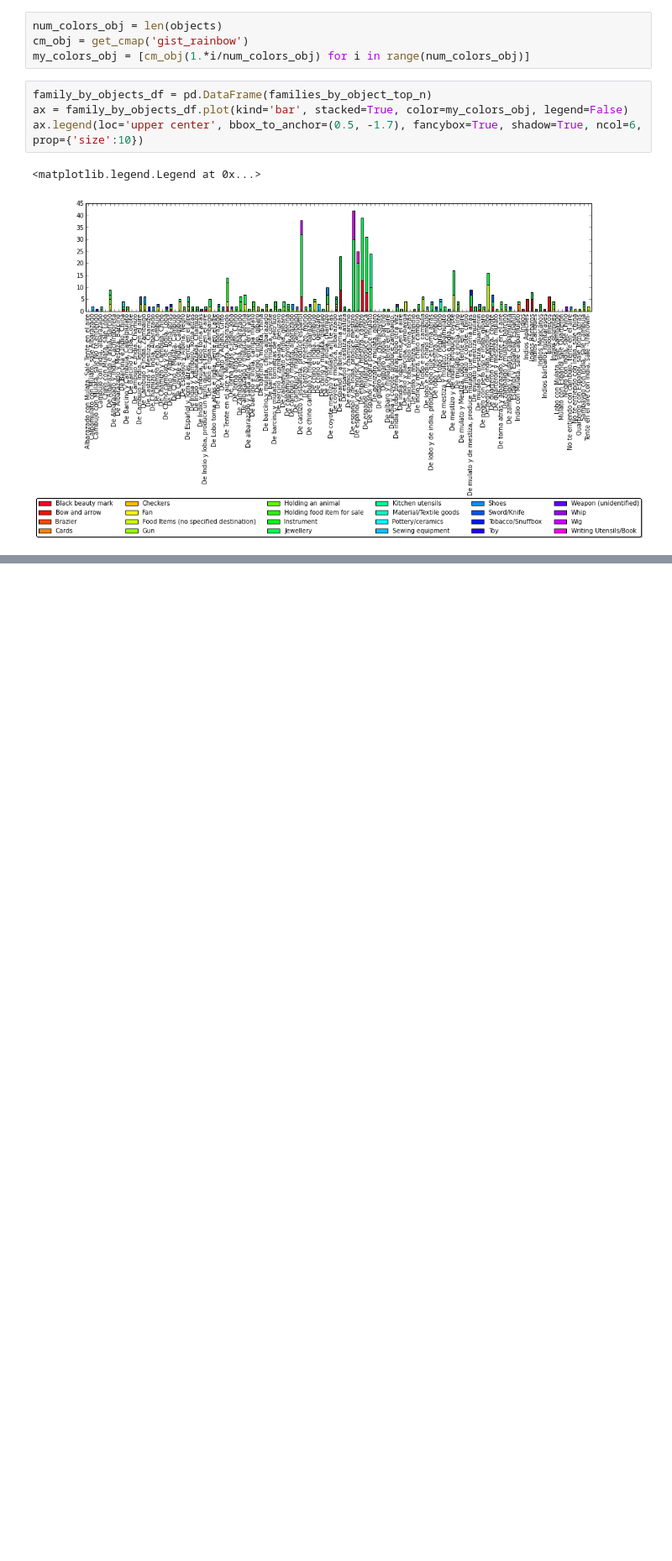
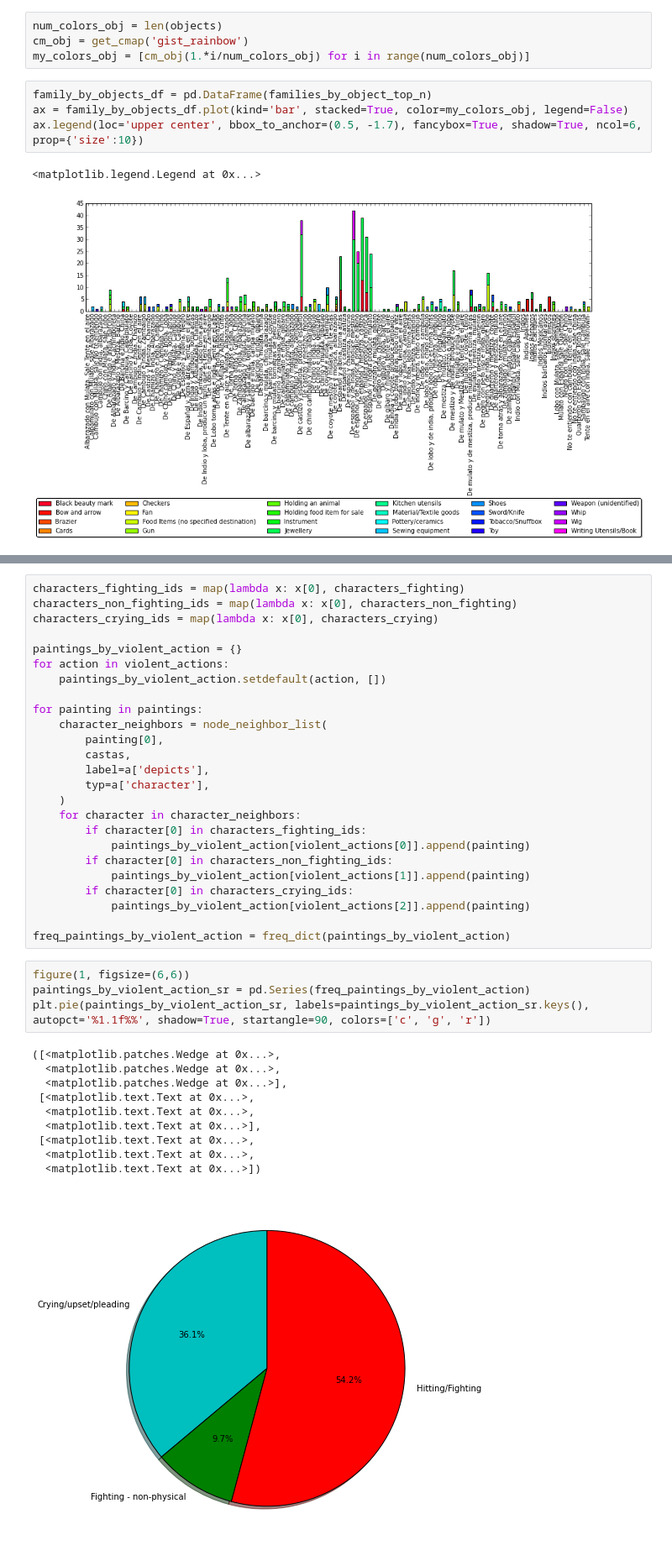
Before and after one commit to mavillard/castas, a Jupyter notebook: analysis.ipynb, the cells around one changed output, grey strips where cells are left out. Shown at 84% size. Drawn from its saved outputs; the diff is of its cells as text; blank space fills up the shorter version.

```diff
--- a/analysis.ipynb
+++ b/analysis.ipynb
@@ -655,0 +757,40 @@ ax.legend(loc='upper center', bbox_to_anchor=(0.5, -1.7), fancybox=True, shadow=
+# %%
+characters_fighting_ids = map(lambda x: x[0], characters_fighting)
+characters_non_fighting_ids = map(lambda x: x[0], characters_non_fighting)
+characters_crying_ids = map(lambda x: x[0], characters_crying)
+
+paintings_by_violent_action = {}
+for action in violent_actions:
+    paintings_by_violent_action.setdefault(action, [])
+
+for painting in paintings:
+    character_neighbors = node_neighbor_list(
+        painting[0],
+        castas,
+        label=a['depicts'],
+        typ=a['character'],
+    )
+    for character in character_neighbors:
+        if character[0] in characters_fighting_ids:
+            paintings_by_violent_action[violent_actions[0]].append(painting)
+        if character[0] in characters_non_fighting_ids:
+            paintings_by_violent_action[violent_actions[1]].append(painting)
+        if character[0] in characters_crying_ids:
+            paintings_by_violent_action[violent_actions[2]].append(painting)
+
+freq_paintings_by_violent_action = freq_dict(paintings_by_violent_action)
+# %%
+figure(1, figsize=(6,6))
+paintings_by_violent_action_sr = pd.Series(freq_paintings_by_violent_action)
+plt.pie(paintings_by_violent_action_sr, labels=paintings_by_violent_action_sr.keys(), autopct='%1.1f%%', shadow=True, startangle=90, colors=['c', 'g', 'r'])
+# %% [output]
+([<matplotlib.patches.Wedge at 0x...>,
+  <matplotlib.patches.Wedge at 0x...>,
+  <matplotlib.patches.Wedge at 0x...>],
+ [<matplotlib.text.Text at 0x...>,
+  <matplotlib.text.Text at 0x...>,
+  <matplotlib.text.Text at 0x...>],
+ [<matplotlib.text.Text at 0x...>,
+  <matplotlib.text.Text at 0x...>,
+  <matplotlib.text.Text at 0x...>])
+[figure, added]
```
Also changed, not shown: parts of 55 cells of this notebook.
